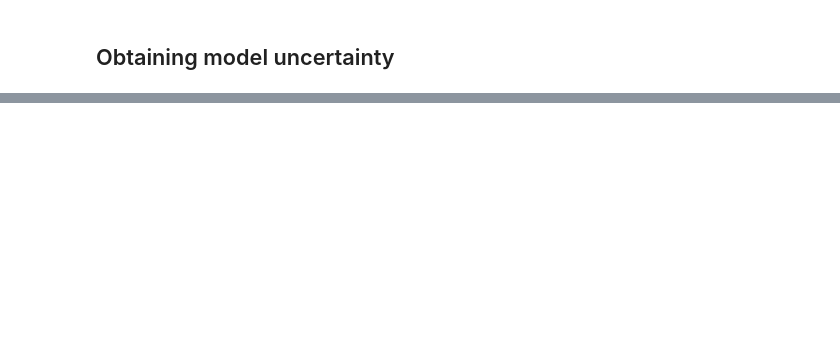
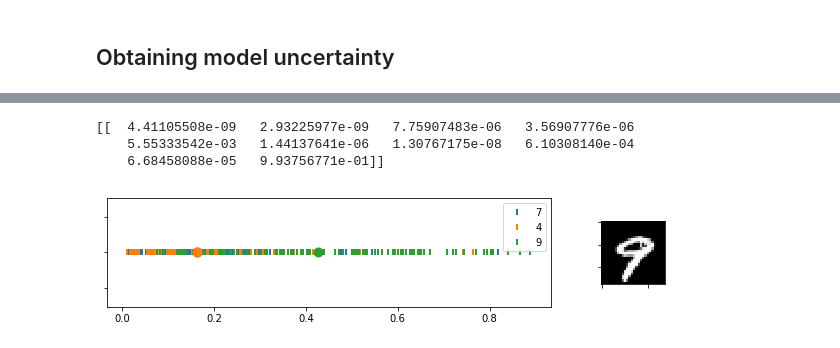
Before and after one commit to strayMat/bayesian-dropouts, a Jupyter notebook: one_hnn.ipynb, the cells around one changed output, grey strips where cells are left out. Cells and saved outputs as stored; diff of their text form; code cells hidden in the pictures; blank space fills up the shorter version.

```diff
--- a/one_hnn.ipynb
+++ b/one_hnn.ipynb
@@ -165,0 +235,10 @@ array([False, False,  True, False, False, False, False, False, False, False], dt
+# %%
+print(model.predict(x_ex.reshape(1,-1)))
+np.argsort(model.predict(x_ex.reshape(1,-1))[0])[-3:]
+plot_pred_img(x_ex, model, nb_class=10)
+plt.show()
+# %% [output]
+[[  4.41105508e-09   2.93225977e-09   7.75907483e-06   3.56907776e-06
+    5.55333542e-03   1.44137641e-06   1.30767175e-08   6.10308140e-04
+    6.68458088e-05   9.93756771e-01]]
+[figure, added]
```
Also changed, not shown: parts of 17 cells of this notebook.
